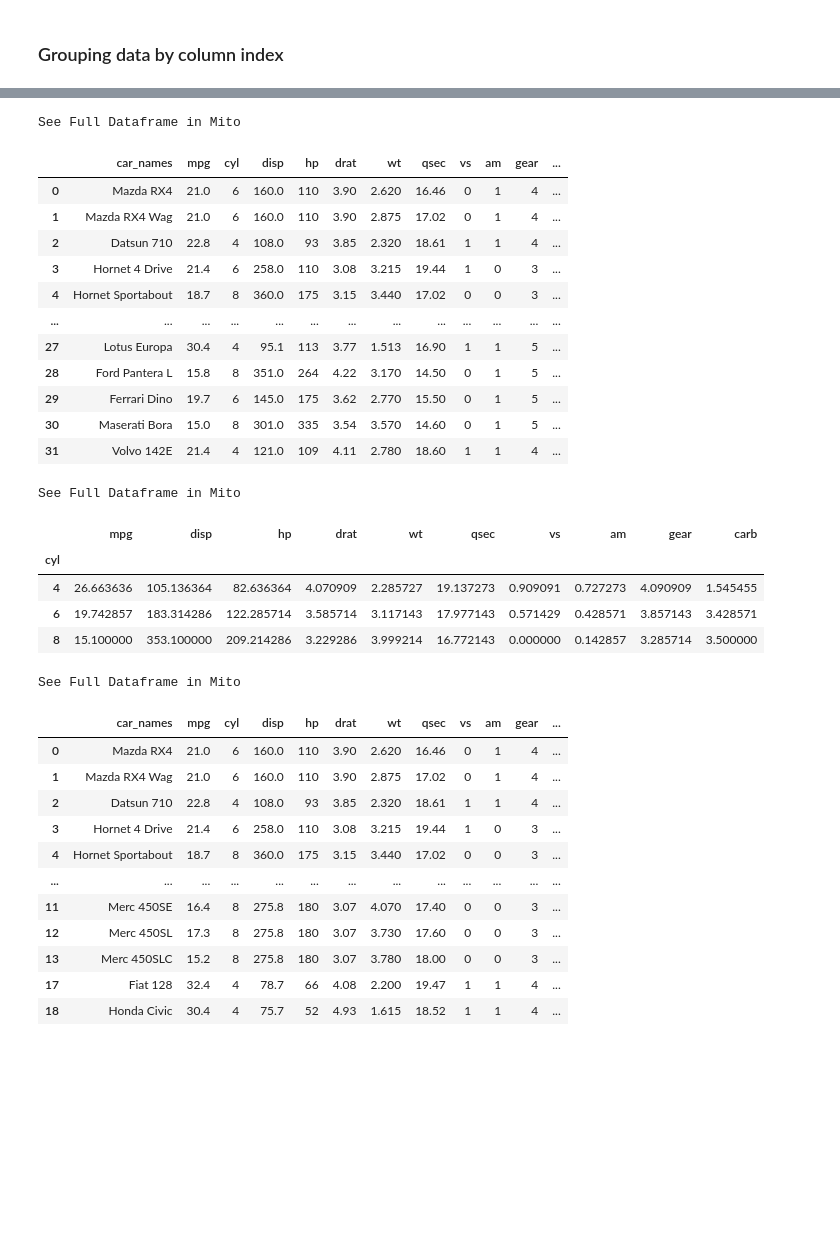
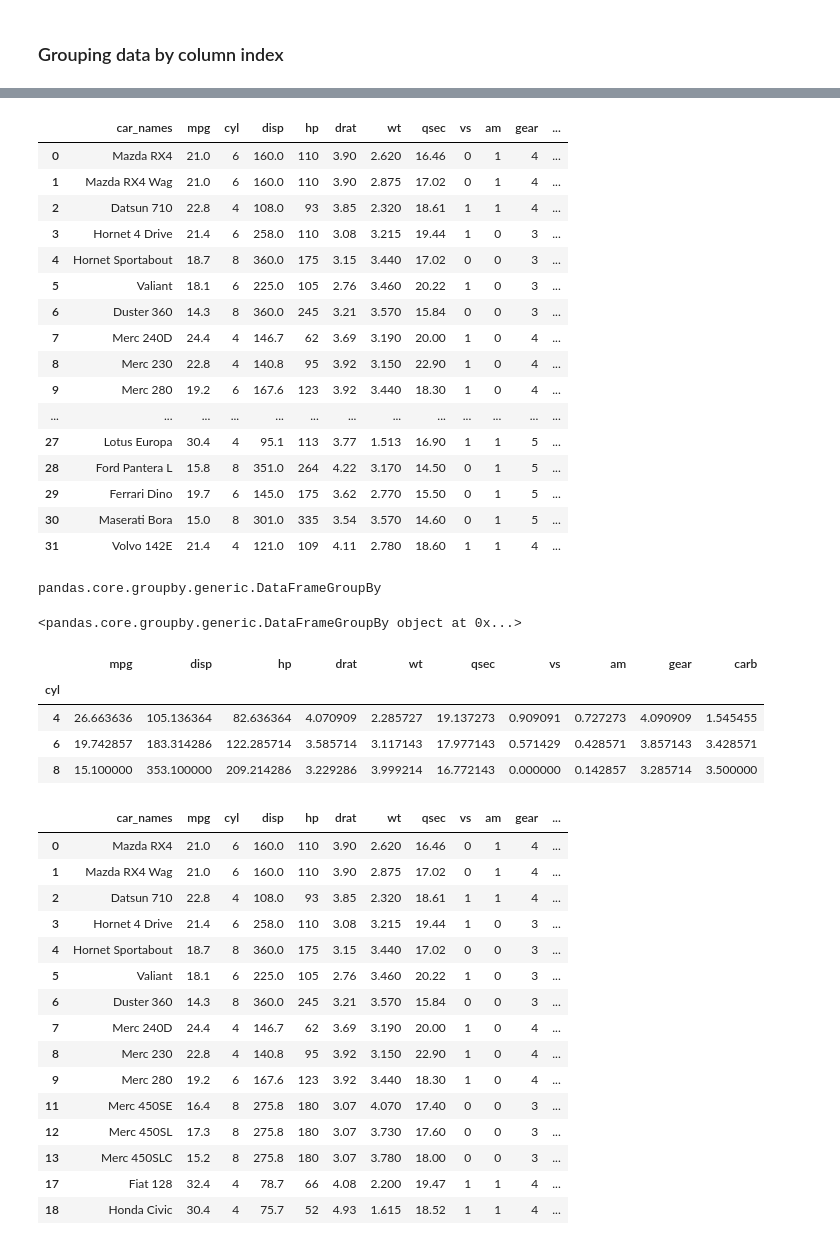
Before and after one commit to aloiswirth/python_data_science_essential_training_part_1, a Jupyter notebook: 02_05_begin/02_05_begin.ipynb, the cells around one changed output, grey strips where cells are left out. Saved outputs shown, nothing was run; the diff lists cells and outputs as text; code cells hidden in the pictures; blank space fills up the shorter version.

```diff
--- a/02_05_begin/02_05_begin.ipynb
+++ b/02_05_begin/02_05_begin.ipynb
@@ -8,7 +8,7 @@ from pandas import Series, DataFrame
 # %% [markdown]
 ### Grouping data by column index
 # %%
-pd.set_option('display.max_rows', None)
+pd.set_option('display.max_rows', 40)
 maxrows = pd.get_option('display.max_rows')
 print(maxrows)
 # %% [output]
@@ -15,0 +16,4 @@ None
+# %%
+address = '/home/d022785/SAPDevelop/git_extern/python_data_science_essential_training_part_1/Data/mtcars.csv'
+cars = pd.read_csv(address)
+cars
@@ -16,16 +38,19 @@ None
 # %%
-address = '/home/alois/Documents/development/python_data_science_essential_training_part_1/Data/mtcars.csv'
-cars = pd.read_csv(address)
+
 cars.columns = ['car_names', 'mpg', 'cyl', 'disp', 'hp', 'drat', 'wt', 'qsec', 'vs', 'am', 'gear', 'carb']
 cars
 # %% [output]
-See Full Dataframe in Mito
 |  | car_names | mpg | cyl | disp | hp | drat | wt | qsec | vs | am | gear | ... |
 | 0 | Mazda RX4 | 21.0 | 6 | 160.0 | 110 | 3.90 | 2.620 | 16.46 | 0 | 1 | 4 | ... |
 | 1 | Mazda RX4 Wag | 21.0 | 6 | 160.0 | 110 | 3.90 | 2.875 | 17.02 | 0 | 1 | 4 | ... |
 | 2 | Datsun 710 | 22.8 | 4 | 108.0 | 93 | 3.85 | 2.320 | 18.61 | 1 | 1 | 4 | ... |
 | 3 | Hornet 4 Drive | 21.4 | 6 | 258.0 | 110 | 3.08 | 3.215 | 19.44 | 1 | 0 | 3 | ... |
 | 4 | Hornet Sportabout | 18.7 | 8 | 360.0 | 175 | 3.15 | 3.440 | 17.02 | 0 | 0 | 3 | ... |
+| 5 | Valiant | 18.1 | 6 | 225.0 | 105 | 2.76 | 3.460 | 20.22 | 1 | 0 | 3 | ... |
+| 6 | Duster 360 | 14.3 | 8 | 360.0 | 245 | 3.21 | 3.570 | 15.84 | 0 | 0 | 3 | ... |
+| 7 | Merc 240D | 24.4 | 4 | 146.7 | 62 | 3.69 | 3.190 | 20.00 | 1 | 0 | 4 | ... |
+| 8 | Merc 230 | 22.8 | 4 | 140.8 | 95 | 3.92 | 3.150 | 22.90 | 1 | 0 | 4 | ... |
+| 9 | Merc 280 | 19.2 | 6 | 167.6 | 123 | 3.92 | 3.440 | 18.30 | 1 | 0 | 4 | ... |
 | ... | ... | ... | ... | ... | ... | ... | ... | ... | ... | ... | ... | ... |
 | 27 | Lotus Europa | 30.4 | 4 | 95.1 | 113 | 3.77 | 1.513 | 16.90 | 1 | 1 | 5 | ... |
 | 28 | Ford Pantera L | 15.8 | 8 | 351.0 | 264 | 4.22 | 3.170 | 14.50 | 0 | 1 | 5 | ... |
@@ -34,25 +59,35 @@ See Full Dataframe in Mito
 | 31 | Volvo 142E | 21.4 | 4 | 121.0 | 109 | 4.11 | 2.780 | 18.60 | 1 | 1 | 4 | ... |
 # %%
 cars_groups = cars.groupby(cars['cyl'])
-cars_groups.mean()
+type(cars_groups)
 # %% [output]
-See Full Dataframe in Mito
+pandas.core.groupby.generic.DataFrameGroupBy
-|  | mpg | disp | hp | drat | wt | qsec | vs | am | gear | carb |
-| cyl |  |  |  |  |  |  |  |  |  |  |
-| 4 | 26.663636 | 105.136364 | 82.636364 | 4.070909 | 2.285727 | 19.137273 | 0.909091 | 0.727273 | 4.090909 | 1.545455 |
-| 6 | 19.742857 | 183.314286 | 122.285714 | 3.585714 | 3.117143 | 17.977143 | 0.571429 | 0.428571 | 3.857143 | 3.428571 |
-| 8 | 15.100000 | 353.100000 | 209.214286 | 3.229286 | 3.999214 | 16.772143 | 0.000000 | 0.142857 | 3.285714 | 3.500000 |
+# %%
+cars_groups
+# %% [output]
+<pandas.core.groupby.generic.DataFrameGroupBy object at 0x...>
+# %%
+cars_groups.mean()
+# %% [output]
+|  | mpg | disp | hp | drat | wt | qsec | vs | am | gear | carb |
+| cyl |  |  |  |  |  |  |  |  |  |  |
+| 4 | 26.663636 | 105.136364 | 82.636364 | 4.070909 | 2.285727 | 19.137273 | 0.909091 | 0.727273 | 4.090909 | 1.545455 |
+| 6 | 19.742857 | 183.314286 | 122.285714 | 3.585714 | 3.117143 | 17.977143 | 0.571429 | 0.428571 | 3.857143 | 3.428571 |
+| 8 | 15.100000 | 353.100000 | 209.214286 | 3.229286 | 3.999214 | 16.772143 | 0.000000 | 0.142857 | 3.285714 | 3.500000 |
 # %%
  cars_groups.head()
 # %% [output]
-See Full Dataframe in Mito
 |  | car_names | mpg | cyl | disp | hp | drat | wt | qsec | vs | am | gear | ... |
 | 0 | Mazda RX4 | 21.0 | 6 | 160.0 | 110 | 3.90 | 2.620 | 16.46 | 0 | 1 | 4 | ... |
 | 1 | Mazda RX4 Wag | 21.0 | 6 | 160.0 | 110 | 3.90 | 2.875 | 17.02 | 0 | 1 | 4 | ... |
 | 2 | Datsun 710 | 22.8 | 4 | 108.0 | 93 | 3.85 | 2.320 | 18.61 | 1 | 1 | 4 | ... |
 | 3 | Hornet 4 Drive | 21.4 | 6 | 258.0 | 110 | 3.08 | 3.215 | 19.44 | 1 | 0 | 3 | ... |
 | 4 | Hornet Sportabout | 18.7 | 8 | 360.0 | 175 | 3.15 | 3.440 | 17.02 | 0 | 0 | 3 | ... |
-| ... | ... | ... | ... | ... | ... | ... | ... | ... | ... | ... | ... | ... |
+| 5 | Valiant | 18.1 | 6 | 225.0 | 105 | 2.76 | 3.460 | 20.22 | 1 | 0 | 3 | ... |
+| 6 | Duster 360 | 14.3 | 8 | 360.0 | 245 | 3.21 | 3.570 | 15.84 | 0 | 0 | 3 | ... |
+| 7 | Merc 240D | 24.4 | 4 | 146.7 | 62 | 3.69 | 3.190 | 20.00 | 1 | 0 | 4 | ... |
+| 8 | Merc 230 | 22.8 | 4 | 140.8 | 95 | 3.92 | 3.150 | 22.90 | 1 | 0 | 4 | ... |
+| 9 | Merc 280 | 19.2 | 6 | 167.6 | 123 | 3.92 | 3.440 | 18.30 | 1 | 0 | 4 | ... |
 | 11 | Merc 450SE | 16.4 | 8 | 275.8 | 180 | 3.07 | 4.070 | 17.40 | 0 | 0 | 3 | ... |
 | 12 | Merc 450SL | 17.3 | 8 | 275.8 | 180 | 3.07 | 3.730 | 17.60 | 0 | 0 | 3 | ... |
 | 13 | Merc 450SLC | 15.2 | 8 | 275.8 | 180 | 3.07 | 3.780 | 18.00 | 0 | 0 | 3 | ... |
```
Also changed, not shown: parts of 2 cells of this notebook, 7 other files.
